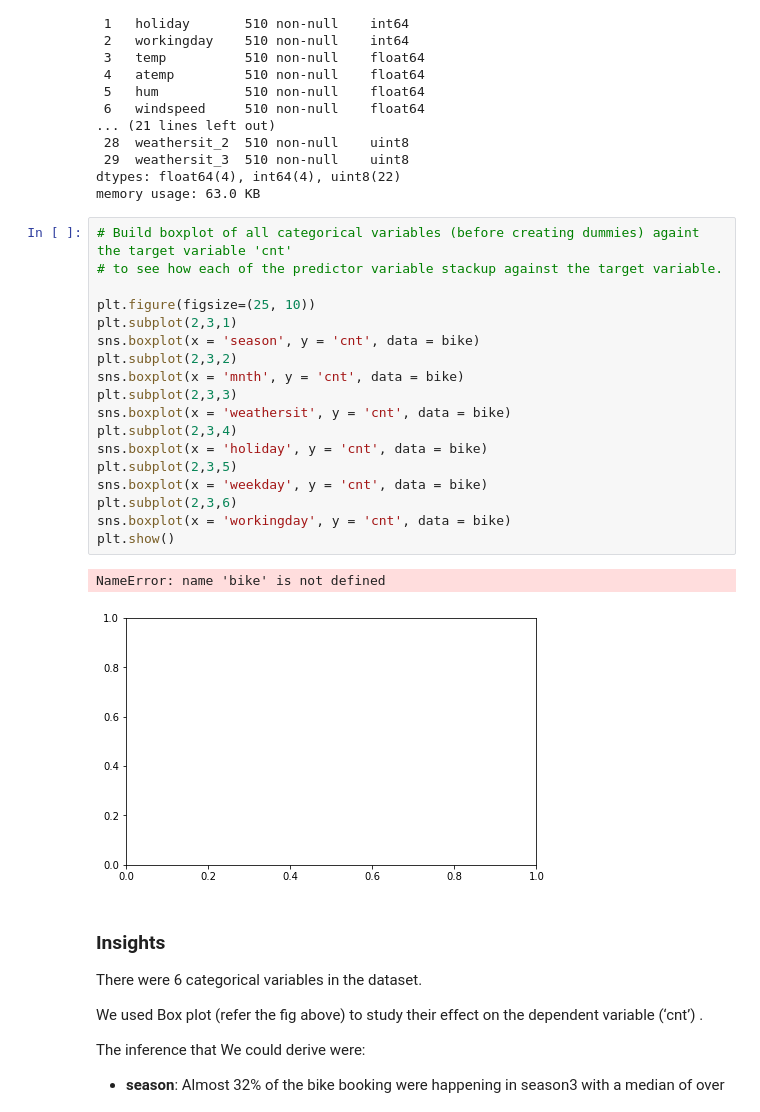
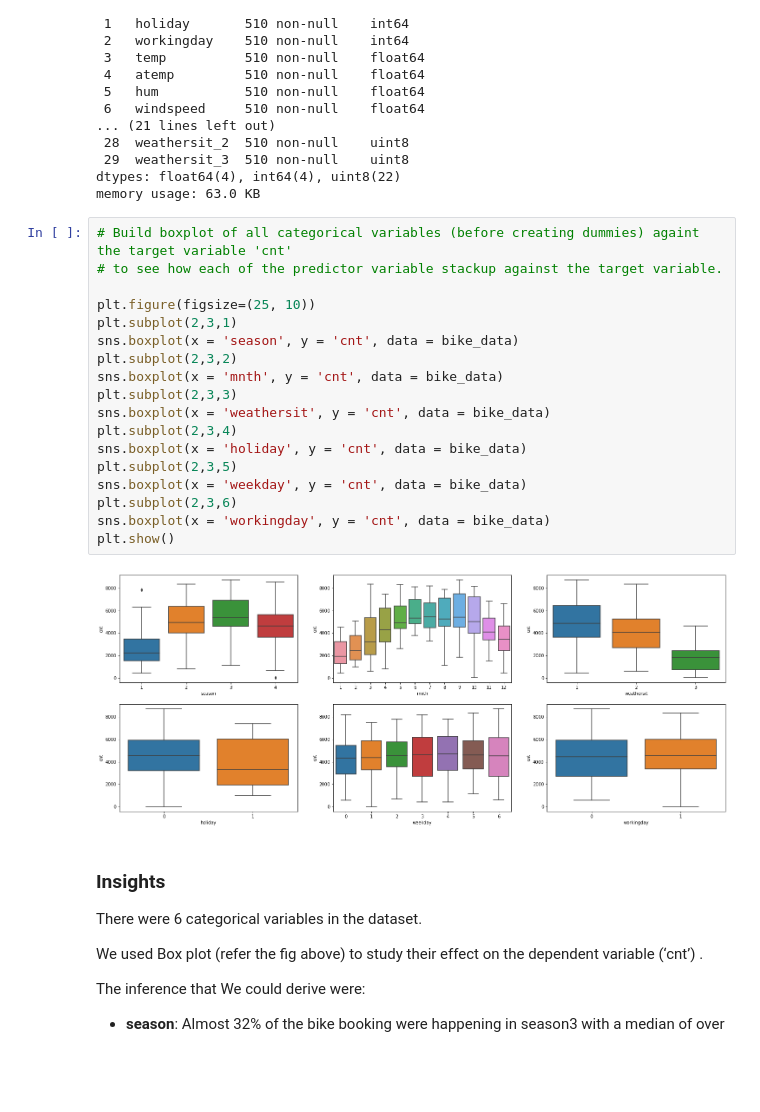
Before and after one commit to praveensharmak/Bike_sharing, a Jupyter notebook: mlr_bike_sharing.ipynb, the cells around one changed output. Saved outputs shown, nothing was run; the diff lists cells and outputs as text; blank space fills up the shorter version.

```diff
--- a/mlr_bike_sharing.ipynb
+++ b/mlr_bike_sharing.ipynb
@@ -484,24 +484,23 @@ memory usage: 63.0 KB
 # %%
 # Build boxplot of all categorical variables (before creating dummies) againt the target variable 'cnt'
 # to see how each of the predictor variable stackup against the target variable.
 
 plt.figure(figsize=(25, 10))
 plt.subplot(2,3,1)
-sns.boxplot(x = 'season', y = 'cnt', data = bike)
+sns.boxplot(x = 'season', y = 'cnt', data = bike_data)
 plt.subplot(2,3,2)
-sns.boxplot(x = 'mnth', y = 'cnt', data = bike)
+sns.boxplot(x = 'mnth', y = 'cnt', data = bike_data)
 plt.subplot(2,3,3)
-sns.boxplot(x = 'weathersit', y = 'cnt', data = bike)
+sns.boxplot(x = 'weathersit', y = 'cnt', data = bike_data)
 plt.subplot(2,3,4)
-sns.boxplot(x = 'holiday', y = 'cnt', data = bike)
+sns.boxplot(x = 'holiday', y = 'cnt', data = bike_data)
 plt.subplot(2,3,5)
-sns.boxplot(x = 'weekday', y = 'cnt', data = bike)
+sns.boxplot(x = 'weekday', y = 'cnt', data = bike_data)
 plt.subplot(2,3,6)
-sns.boxplot(x = 'workingday', y = 'cnt', data = bike)
+sns.boxplot(x = 'workingday', y = 'cnt', data = bike_data)
 plt.show()
 # %% [output]
-NameError: name 'bike' is not defined
-[figure, old version]
+[figure, new version]
 # %% [markdown]
 ### Insights
 There were 6 categorical variables in the dataset.
```
Also changed, not shown: parts of 9 cells of this notebook.
